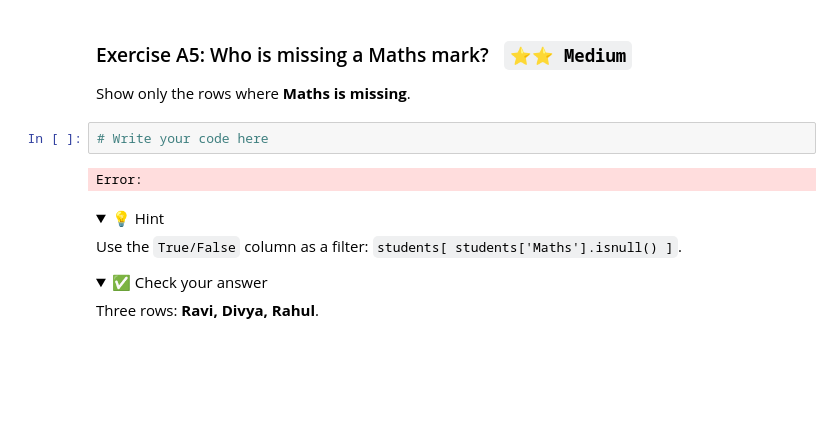
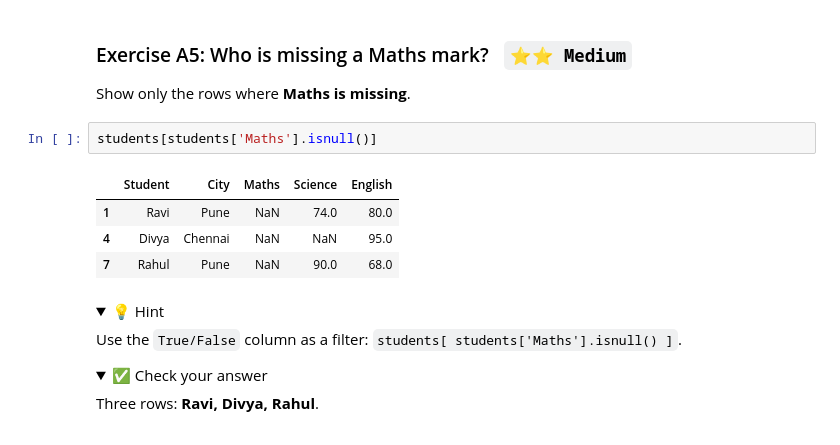
Before and after one commit to Taulant-TM/pandas-assessment, a Jupyter notebook: Pandas_Exercises.ipynb, the cells around one changed output. Cells and saved outputs as stored; diff of their text form; folded sections open; blank space fills up the shorter version.

```diff
--- a/Pandas_Exercises.ipynb
+++ b/Pandas_Exercises.ipynb
@@ -140,9 +168,12 @@ City 20% · Maths **30%** · Science **30%** · English 10%. Maths and Science a
 
 Show only the rows where **Maths is missing**.
 # %%
-# Write your code here
+students[students['Maths'].isnull()]
 # %% [output]
-Error:
+|  | Student | City | Maths | Science | English |
+| 1 | Ravi | Pune | NaN | 74.0 | 80.0 |
+| 4 | Divya | Chennai | NaN | NaN | 95.0 |
+| 7 | Rahul | Pune | NaN | 90.0 | 68.0 |
 # %% [markdown]
 <details><summary>💡 Hint</summary>
 
```
Also changed, not shown: parts of 12 cells of this notebook.
